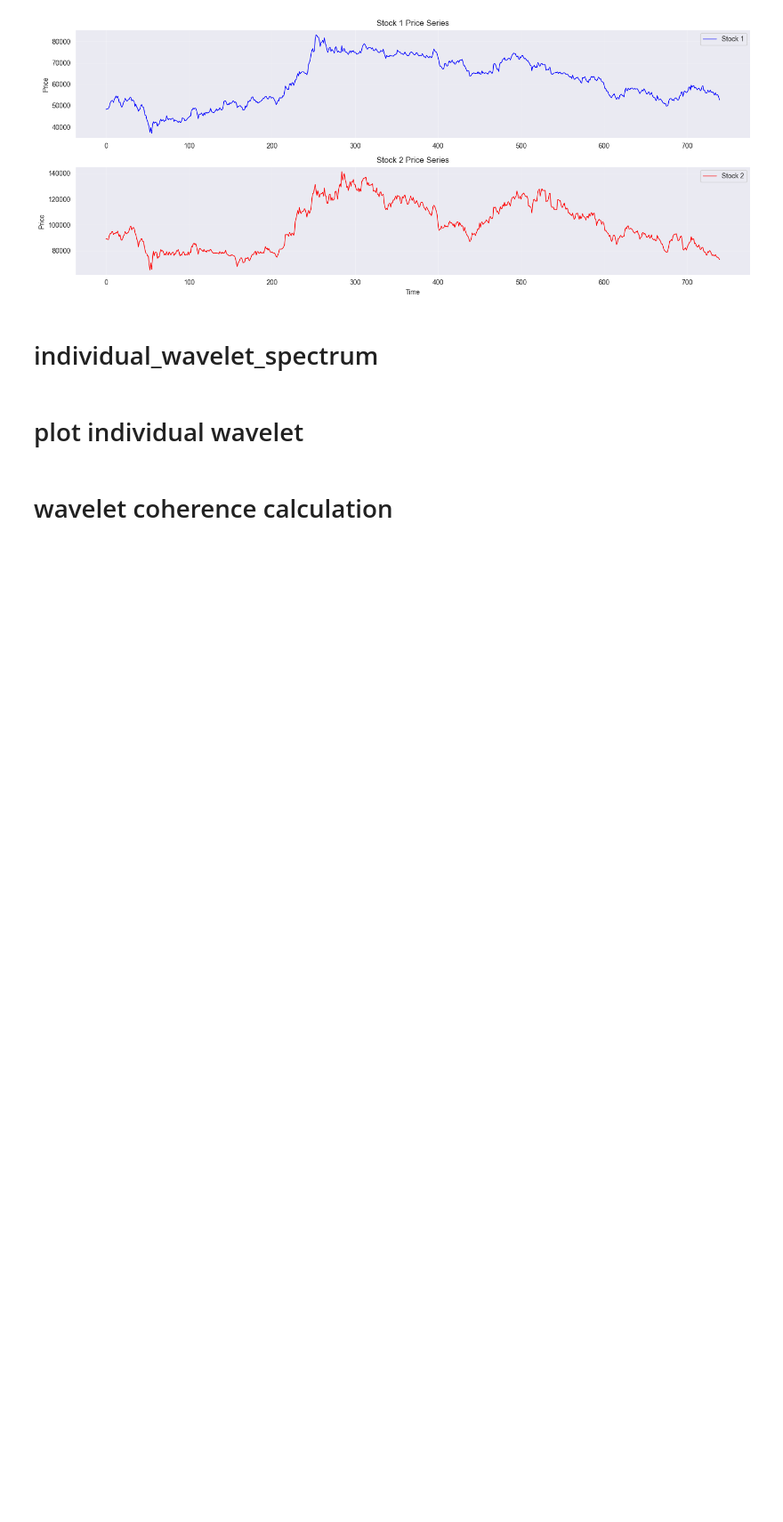
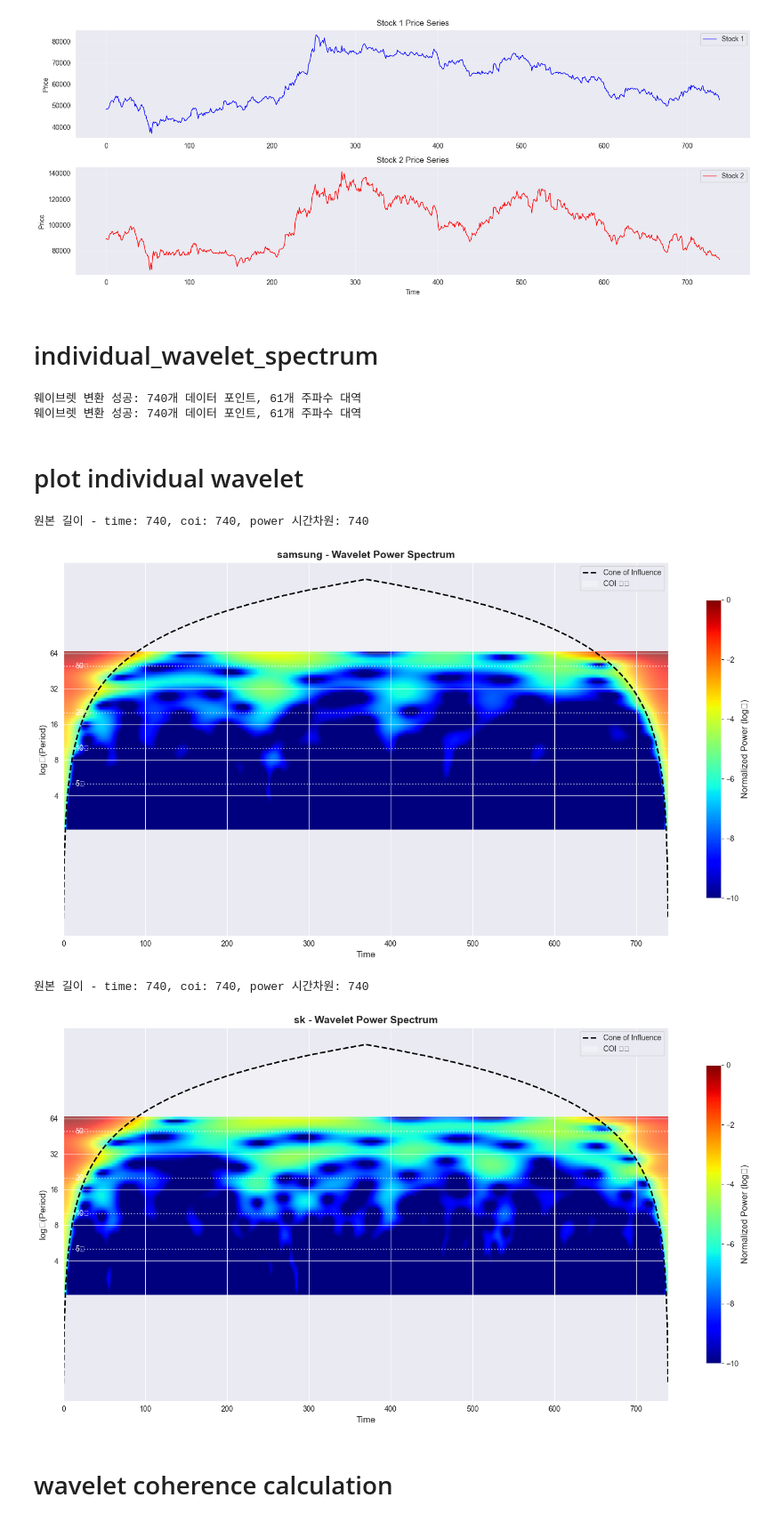
Before and after one commit to Hyobin0515/wavelet, a Jupyter notebook: wavelet/wavelet.ipynb, the cells around one changed output. Shown at 89% size. Drawn from its saved outputs; the diff is of its cells as text; code cells hidden in the pictures; blank space fills up the shorter version.

```diff
--- a/wavelet/wavelet.ipynb
+++ b/wavelet/wavelet.ipynb
@@ -146,5 +153,11 @@ def calculate_individual_wavelet_spectrum(signal, dt=1.0, dj=1/12, s0=None, J=No
 
     return power, period, coi, W
+# %%
+power_1, period_1, coi_1, W_1 = calculate_individual_wavelet_spectrum(stock1_close)
+power_2,period_2,coi_2,W_2=calculate_individual_wavelet_spectrum(stock2_close)
+# %% [output]
+웨이브렛 변환 성공: 740개 데이터 포인트, 61개 주파수 대역
+웨이브렛 변환 성공: 740개 데이터 포인트, 61개 주파수 대역
 # %% [markdown]
 # plot individual wavelet
 # %%
@@ -199,6 +257,28 @@ def plot_individual_wavelet_spectrum(time, period, power, coi, title="Wavelet Sp
     plt.show()
 
     return fig, ax
+# %%
+# 시각화 함수 호출
+fig, ax = plot_individual_wavelet_spectrum(
+    time=time_real,
+    period=period_1,
+    power=power_1,
+    coi=coi_1,
+    title="samsung - Wavelet Power Spectrum"
+)
+
+fig, ax = plot_individual_wavelet_spectrum(
+    time=time_real,
+    period=period_2,
+    power=power_2,
+    coi=coi_2,
+    title="sk - Wavelet Power Spectrum"
+)
+# %% [output]
+원본 길이 - time: 740, coi: 740, power 시간차원: 740
+[figure, added]
+원본 길이 - time: 740, coi: 740, power 시간차원: 740
+[figure, added]
 # %% [markdown]
 # wavelet coherence calculation
 # %%
```
Also changed, not shown: parts of 8 cells of this notebook.
